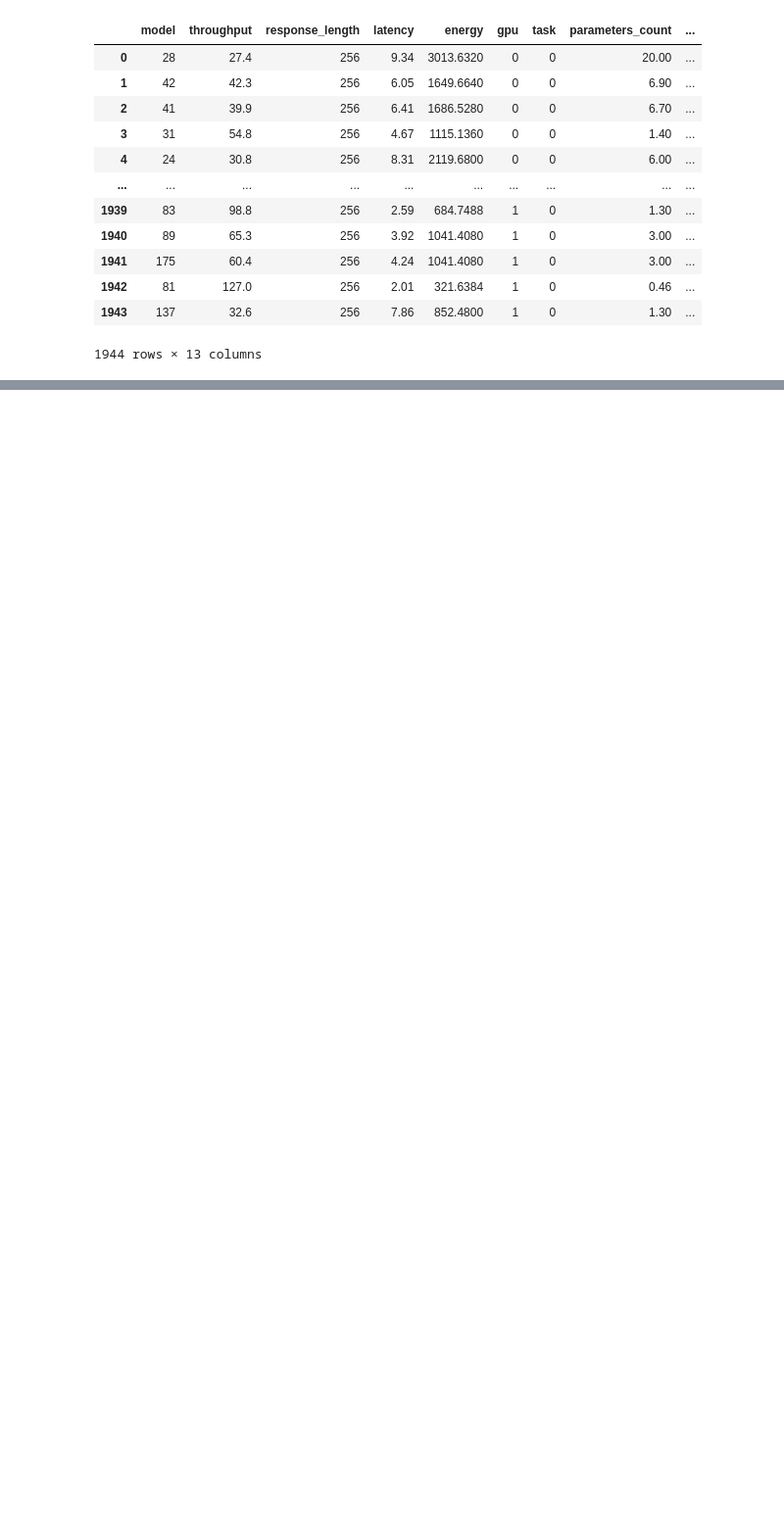
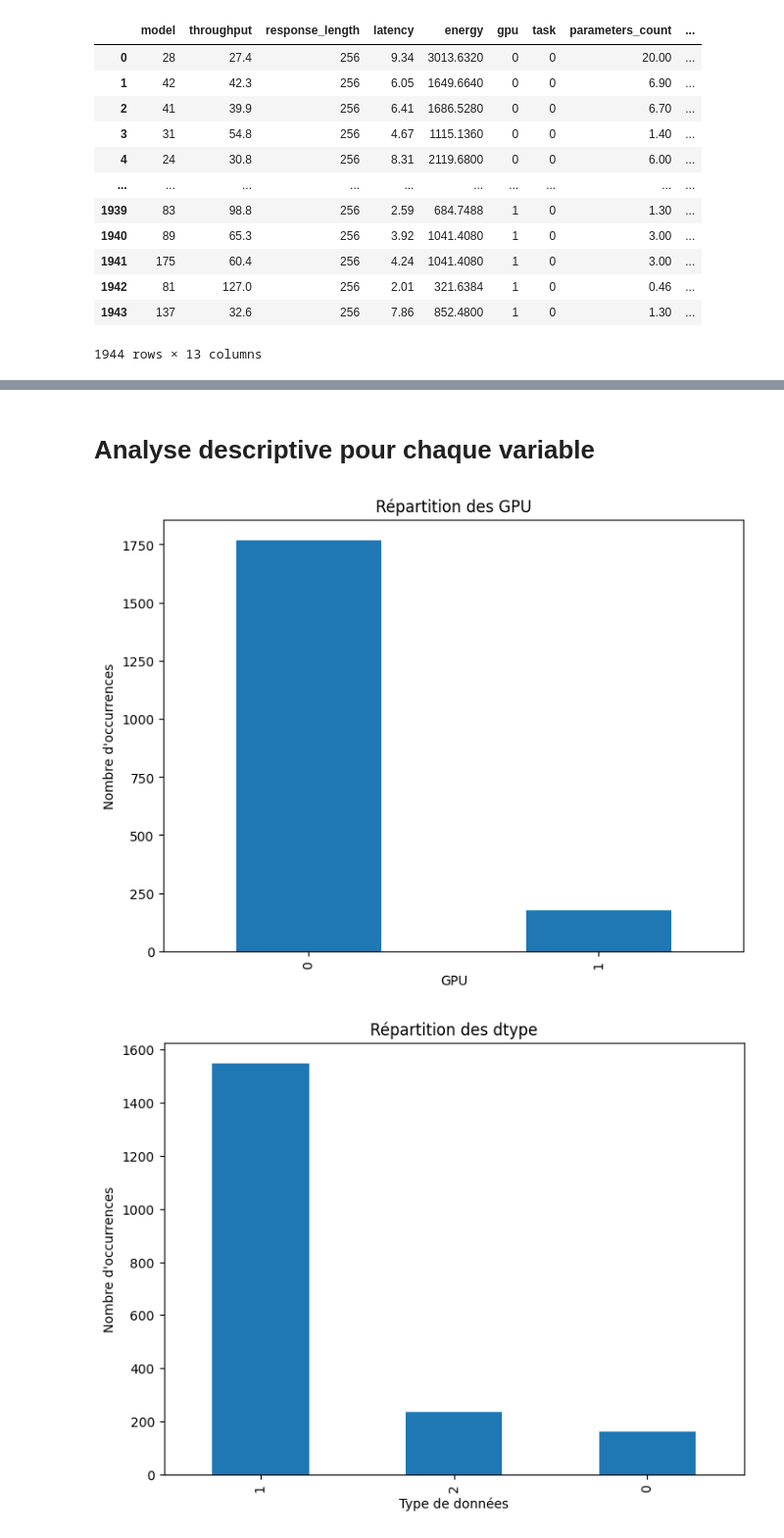
Before and after one commit to dataforgoodfr/12_genai_impact_methodo, a Jupyter notebook: lab/analyse_llm_perf_ajout-nombre-parametres.ipynb, the cells around one changed output, grey strips where cells are left out. Shown: that part at 98% size. Cells and saved outputs as stored; diff of their text form; code cells hidden in the pictures; blank space fills up the shorter version.

```diff
--- a/lab/analyse_llm_perf_ajout-nombre-parametres.ipynb
+++ b/lab/analyse_llm_perf_ajout-nombre-parametres.ipynb
@@ -223,13 +189,0 @@ dtype: object
-# %%
-from sklearn.preprocessing import LabelEncoder
-
-df_encoded = df.copy()
-
-le = LabelEncoder()
-for col in df_encoded.select_dtypes(include=['object']):
-    df_encoded[col] = le.fit_transform(df_encoded[col])
-    print(f"Encodage pour la colonne {col}:")
-    for label, encoded_value in zip(le.classes_, le.transform(le.classes_)):
-        print(f"{label} : {encoded_value}")
-
-df_encoded['cuda-fp16'] = df_encoded['cuda-fp16'].astype(int)
@@ -823,0 +237,39 @@ kmeans_clustering(X1, X2, k_values)
+# %% [markdown]
+#  Analyse descriptive pour chaque variable
+# %%
+import matplotlib.pyplot as plt
+
+# gpu
+plt.figure(figsize=(8, 6))
+df_encoded['gpu'].value_counts().plot(kind='bar')
+plt.title('Répartition des GPU')
+plt.xlabel('GPU')
+plt.ylabel('Nombre d\'occurrences')
+plt.show()
+
+# dtype
+plt.figure(figsize=(8, 6))
+df_encoded['dtype'].value_counts().plot(kind='bar')
+plt.title('Répartition des dtype')
+plt.xlabel('Type de données')
+plt.ylabel('Nombre d\'occurrences')
+plt.show()
+
+# optimization
+plt.figure(figsize=(8, 6))
+df_encoded['optimization'].value_counts().plot(kind='bar')
+plt.title('Répartition des optimization')
+plt.xlabel('Optimisation')
+plt.ylabel('Nombre d\'occurrences')
+plt.show()
+
+# quantization
+plt.figure(figsize=(12, 8))
+df_encoded['quantization'].value_counts().plot(kind='bar')
+plt.title('Répartition des quantization')
+plt.xlabel('Quantification')
+plt.ylabel('Nombre d\'occurrences')
+plt.show()
+# %% [output]
+[figure, added]
+[figure, added]
```
Also changed, not shown: parts of 61 cells of this notebook.
